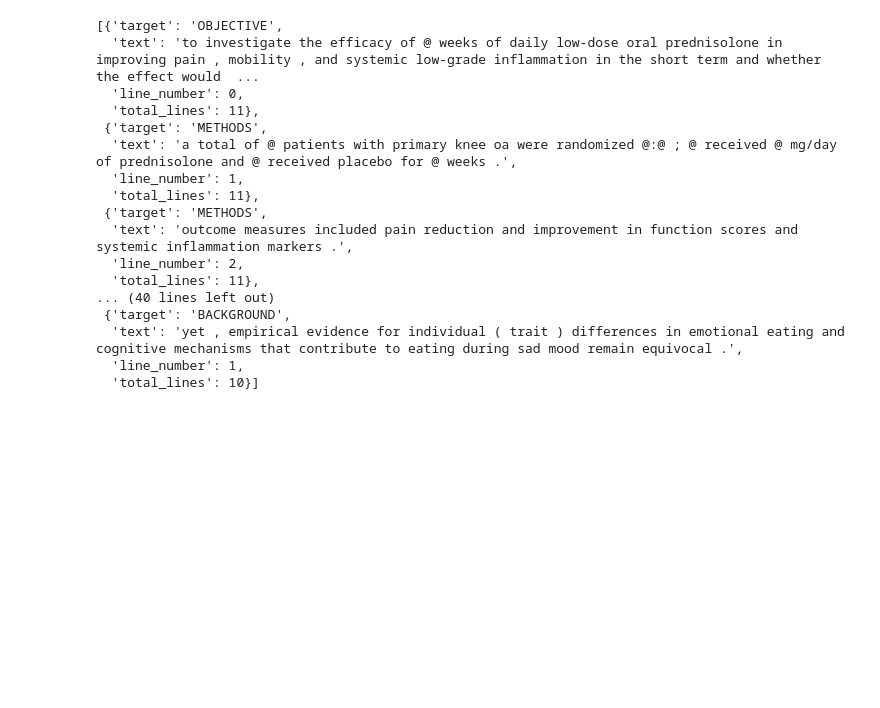
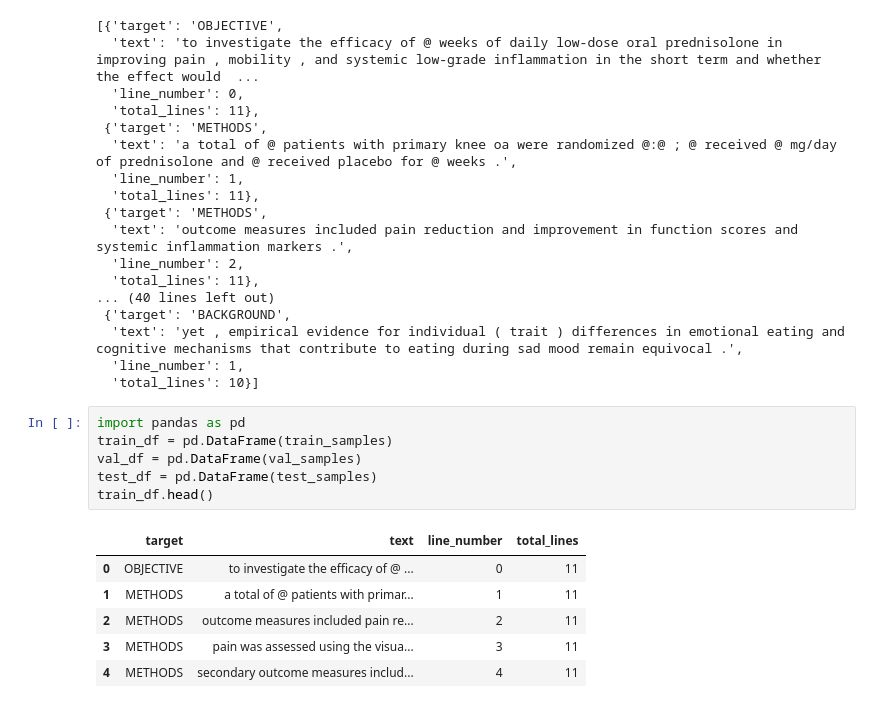
Before and after one commit to Adnan-edu/tensorflow-deep-learning, a Jupyter notebook: 09_SkimLit_nlp_milestone_project_2.ipynb, the cells around one changed output. Cells and saved outputs as stored; diff of their text form; blank space fills up the shorter version.

```diff
--- a/09_SkimLit_nlp_milestone_project_2.ipynb
+++ b/09_SkimLit_nlp_milestone_project_2.ipynb
@@ -132,3 +132,16 @@ train_samples[:14]
   'text': 'yet , empirical evidence for individual ( trait ) differences in emotional eating and cognitive mechanisms that contribute to eating during sad mood remain equivocal .',
   'line_number': 1,
   'total_lines': 10}]
+# %%
+import pandas as pd
+train_df = pd.DataFrame(train_samples)
+val_df = pd.DataFrame(val_samples)
+test_df = pd.DataFrame(test_samples)
+train_df.head()
+# %% [output]
+|  | target | text | line_number | total_lines |
+| 0 | OBJECTIVE | to investigate the efficacy of @ ... | 0 | 11 |
+| 1 | METHODS | a total of @ patients with primar... | 1 | 11 |
+| 2 | METHODS | outcome measures included pain re... | 2 | 11 |
+| 3 | METHODS | pain was assessed using the visua... | 3 | 11 |
+| 4 | METHODS | secondary outcome measures includ... | 4 | 11 |
```
Also changed, not shown: parts of 6 cells of this notebook.
